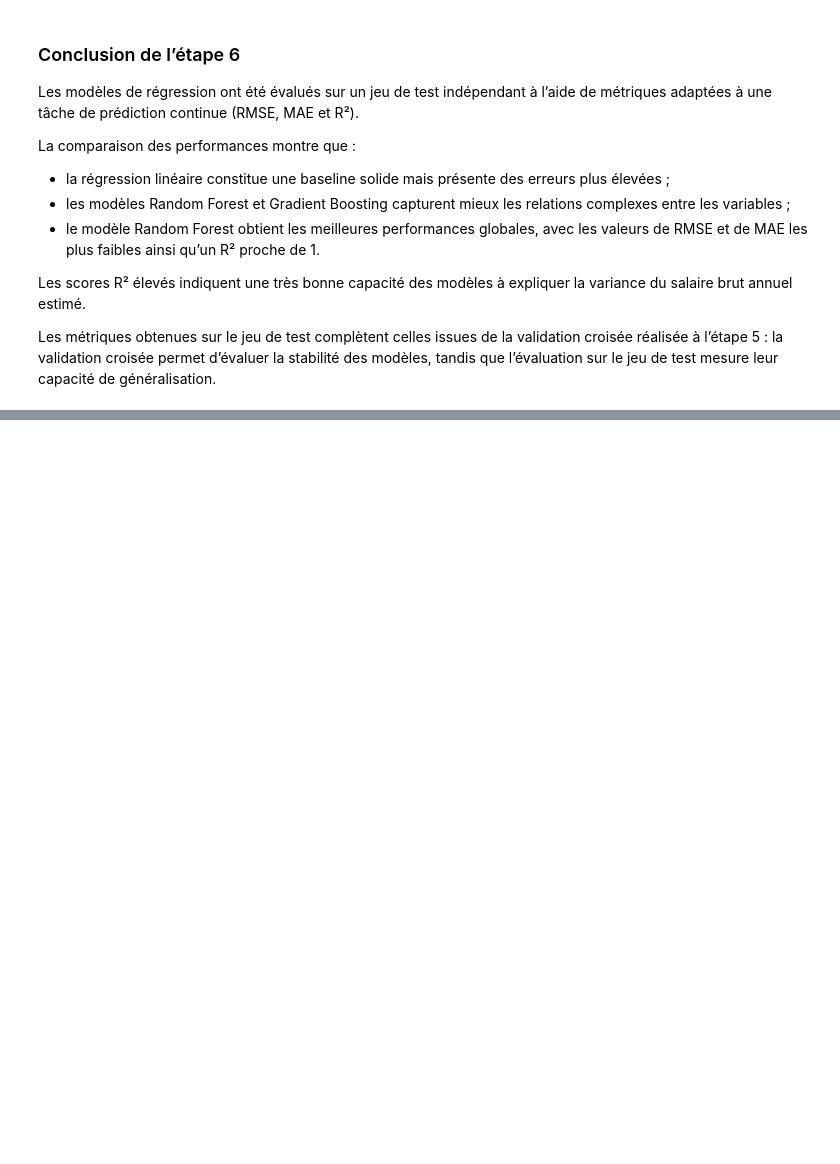
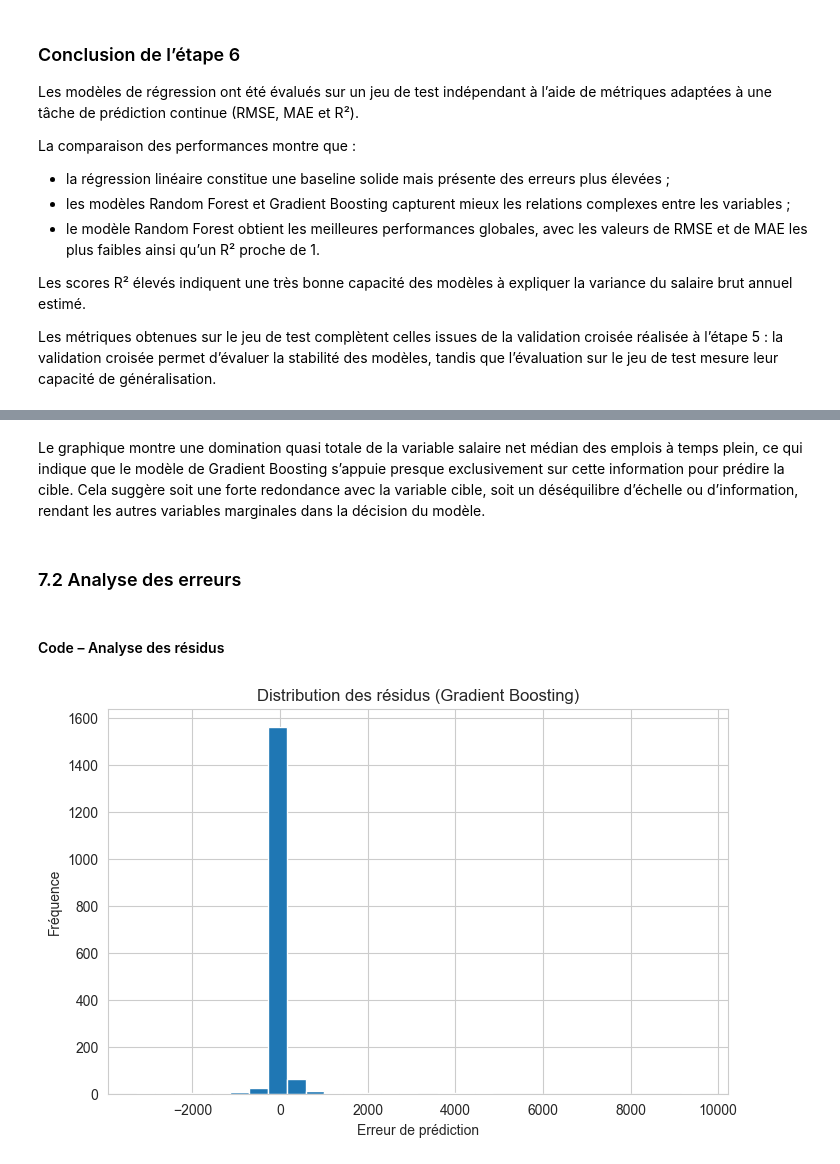
Before and after one commit to Sihtta/AAS, a Jupyter notebook: notebooks/01_analyse_master.ipynb, the cells around one changed output, grey strips where cells are left out. Drawn from its saved outputs; the diff is of its cells as text; code cells hidden in the pictures; blank space fills up the shorter version.

```diff
--- a/notebooks/01_analyse_master.ipynb
+++ b/notebooks/01_analyse_master.ipynb
@@ -923,0 +978,21 @@ Les métriques obtenues sur le jeu de test complètent celles issues de la valid
+# %% [markdown]
+Le graphique montre une domination quasi totale de la variable salaire net médian des emplois à temps plein, ce qui indique que le modèle de Gradient Boosting s’appuie presque exclusivement sur cette information pour prédire la cible. Cela suggère soit une forte redondance avec la variable cible, soit un déséquilibre d’échelle ou d’information, rendant les autres variables marginales dans la décision du modèle.
+# %% [markdown]
+### 7.2 Analyse des erreurs
+# %% [markdown]
+#### Code – Analyse des résidus
+# %%
+import numpy as np
+
+# Calcul des résidus
+residuals = y_test - y_pred_gbr
+
+# Distribution des erreurs
+plt.figure(figsize=(8,5))
+plt.hist(residuals, bins=30)
+plt.title("Distribution des résidus (Gradient Boosting)")
+plt.xlabel("Erreur de prédiction")
+plt.ylabel("Fréquence")
+plt.show()
+# %% [output]
+[figure, added]
```
Also changed, not shown: parts of 15 cells of this notebook.
